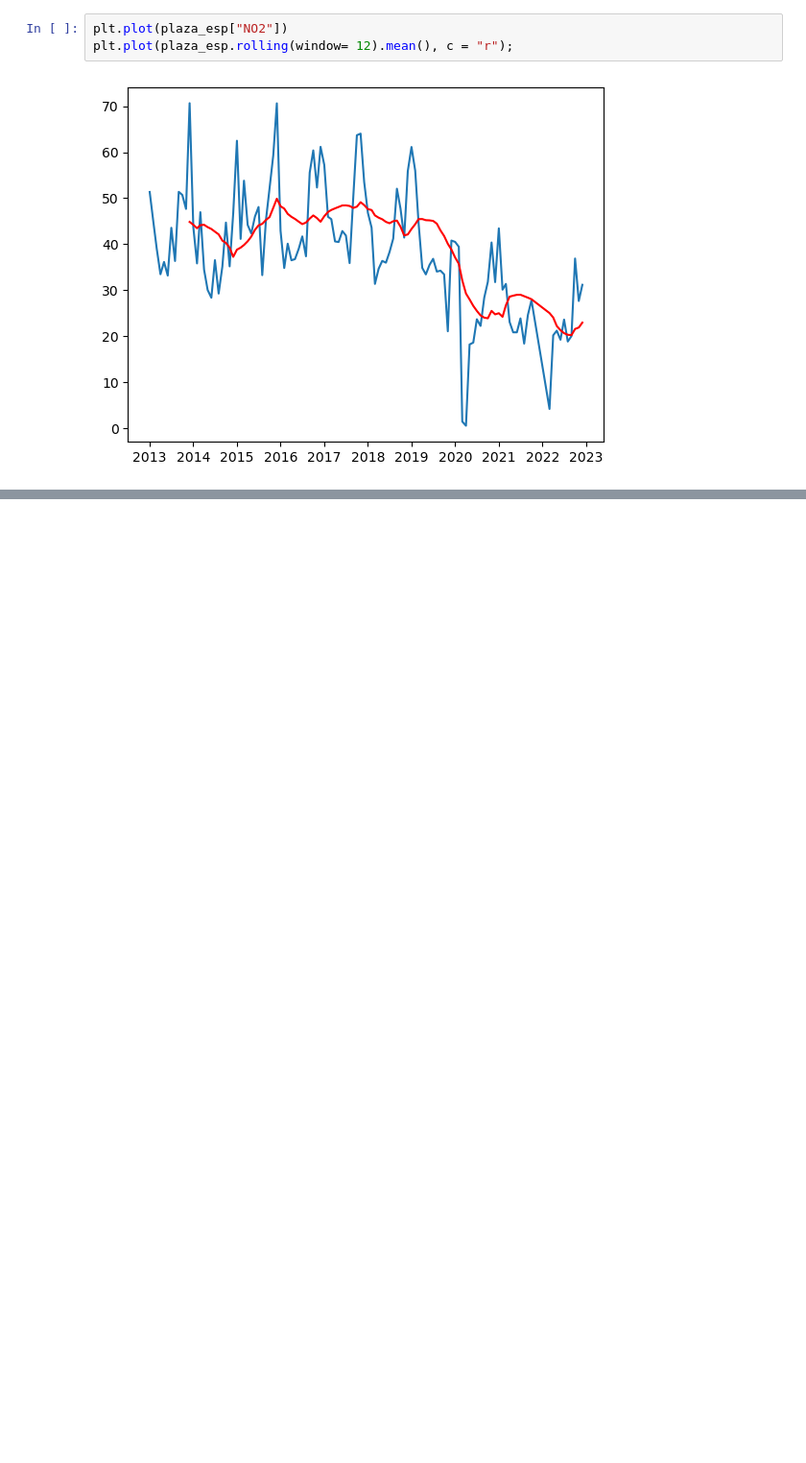
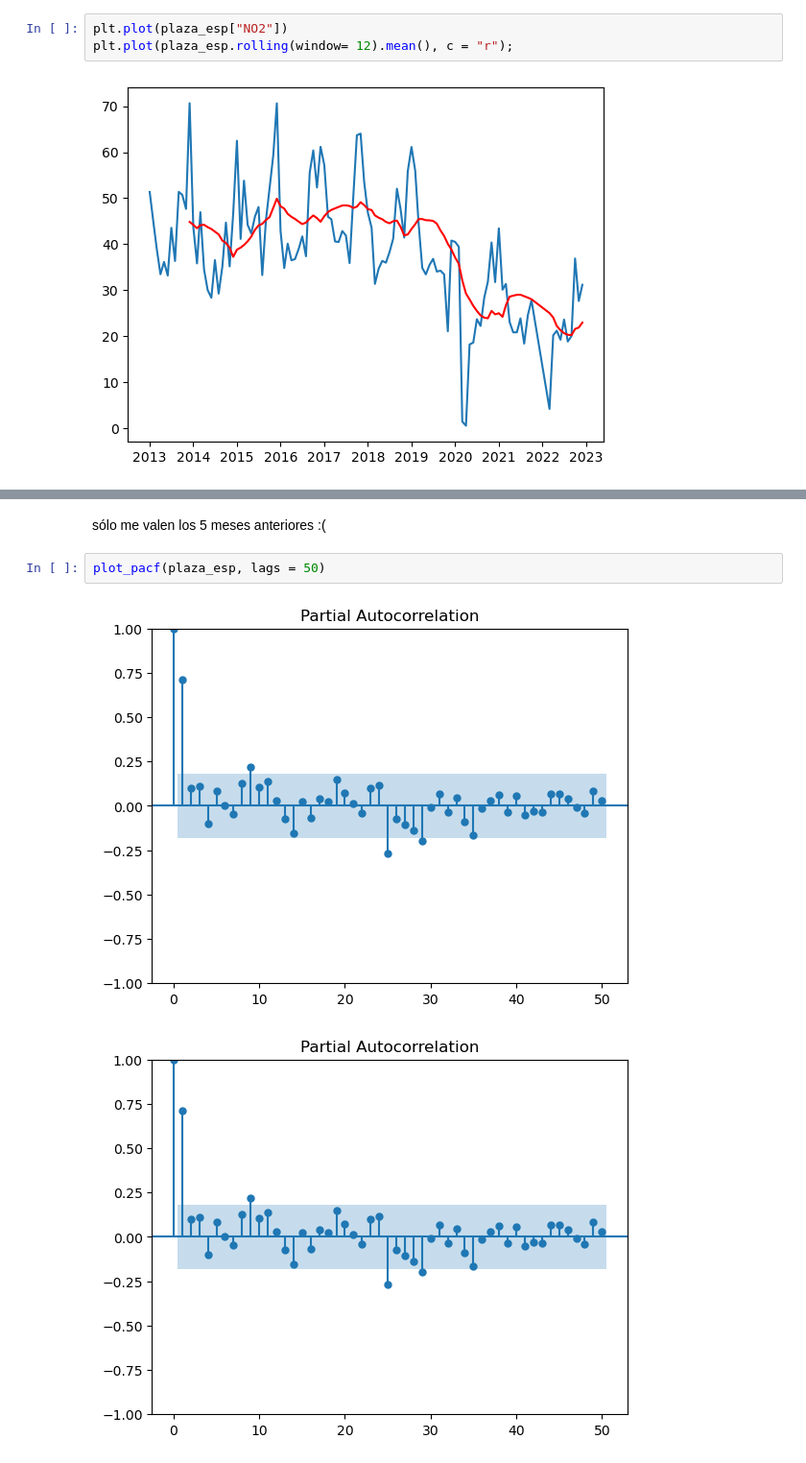
Before and after one commit to charlieciordia/AQ-MAD, a Jupyter notebook: notebook/AQ CLEAN ML.ipynb, the cells around one changed output, grey strips where cells are left out. Shown at 96% size. Cells and saved outputs as stored; diff of their text form; blank space fills up the shorter version.

```diff
--- a/notebook/AQ CLEAN ML.ipynb
+++ b/notebook/AQ CLEAN ML.ipynb
@@ -301,0 +404,7 @@ NameError: name 'adfuller' is not defined
+# %% [markdown]
+sólo me valen los 5 meses anteriores :(
+# %%
+plot_pacf(plaza_esp, lags = 50)
+# %% [output]
+[figure, added]
+[figure, added]
```
Also changed, not shown: parts of 27 cells of this notebook.
